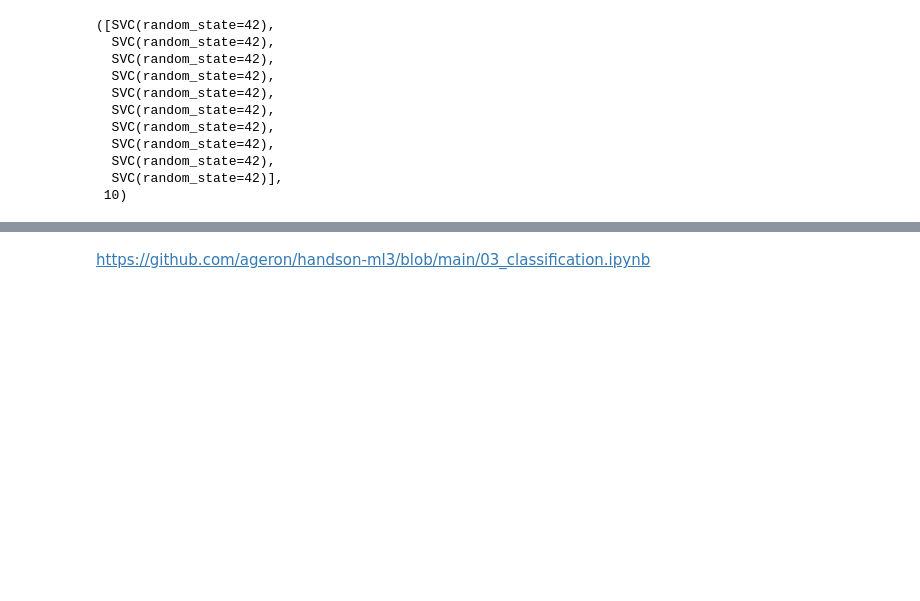
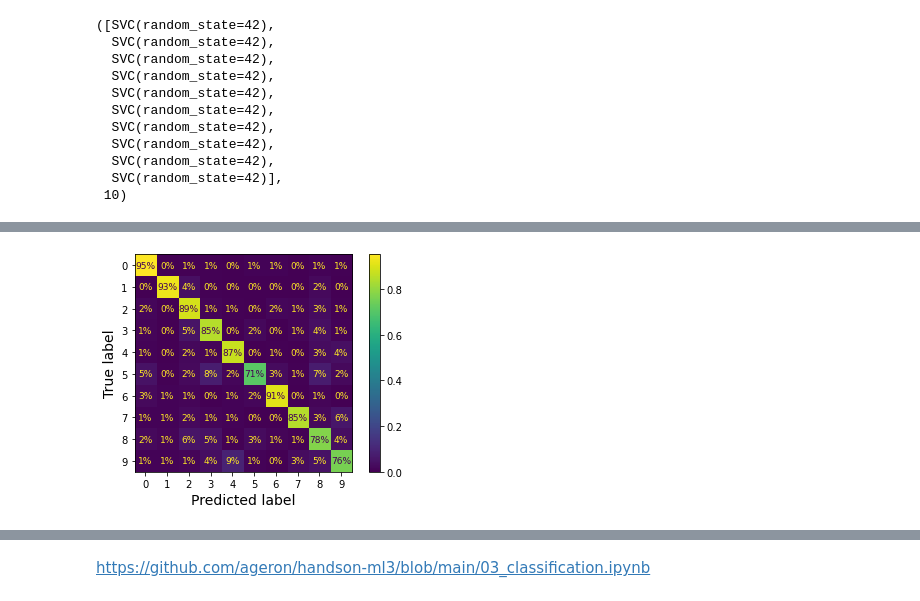
Before and after one commit to NickyAlan/Machine-Learning-in-2023, a Jupyter notebook: 3_classification.ipynb, the cells around one changed output, grey strips where cells are left out. Saved outputs shown, nothing was run; the diff lists cells and outputs as text; code cells hidden in the pictures; blank space fills up the shorter version.

```diff
--- a/3_classification.ipynb
+++ b/3_classification.ipynb
@@ -356,3 +356,10 @@ ovr_clf.estimators_, len(ovr_clf.estimators_)
   SVC(random_state=42),
   SVC(random_state=42)],
  10)
+# %%
+from sklearn.preprocessing import StandardScaler
+
+sgd_clf = SGDClassifier(random_state=42)
+scaler = StandardScaler()
+X_train_scaled = scaler.fit_transform(X_train.astype("float32"))
+cross_val_score(sgd_clf, X_train_scaled[:2000], y_train[:2000], cv=3, scoring="accuracy")
@@ -358,0 +370,7 @@ ovr_clf.estimators_, len(ovr_clf.estimators_)
+# %%
+from sklearn.metrics import classification_report
+
+sgd_clf.fit(X_train[:2000], y_train[:2000])
+labels = [ f'{n}' for n in range(10)]
+y_predict = sgd_clf.predict(X_test)
+print(classification_report(y_test, y_predict, target_names=labels))
@@ -358,0 +394,7 @@ ovr_clf.estimators_, len(ovr_clf.estimators_)
+# %%
+from sklearn.metrics import ConfusionMatrixDisplay
+
+plt.rc('font', size=9)
+ConfusionMatrixDisplay.from_predictions(y_test, y_predict, normalize='true', values_format='.0%');
+# %% [output]
+[figure, added]
```
Also changed, not shown: parts of 46 cells of this notebook, 9 other files.
